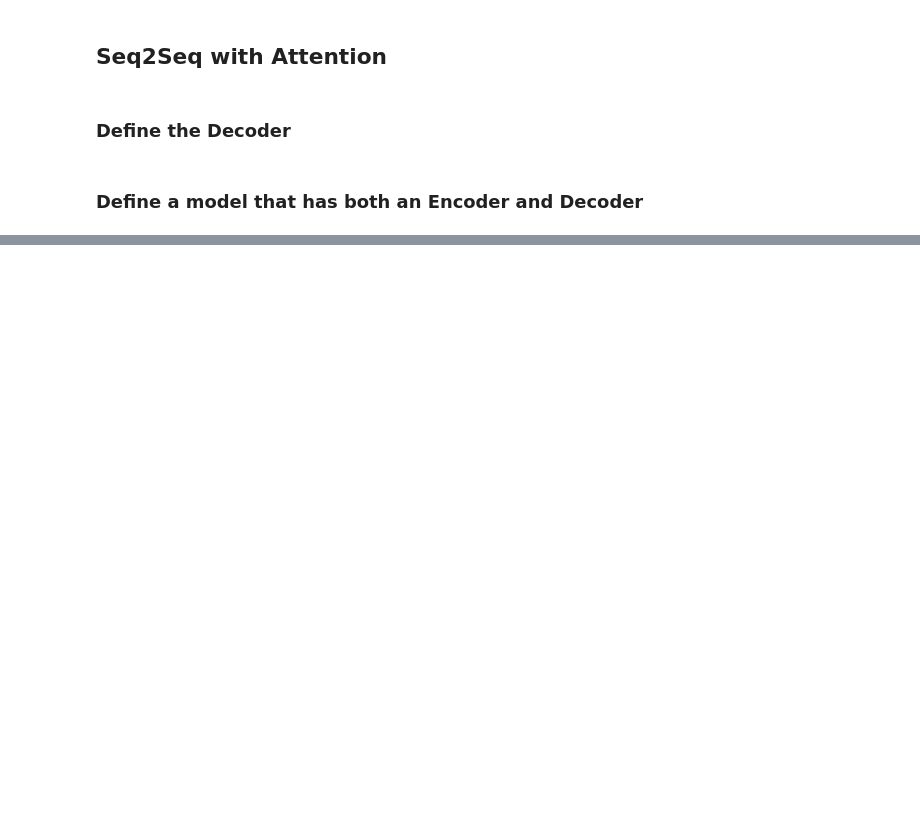
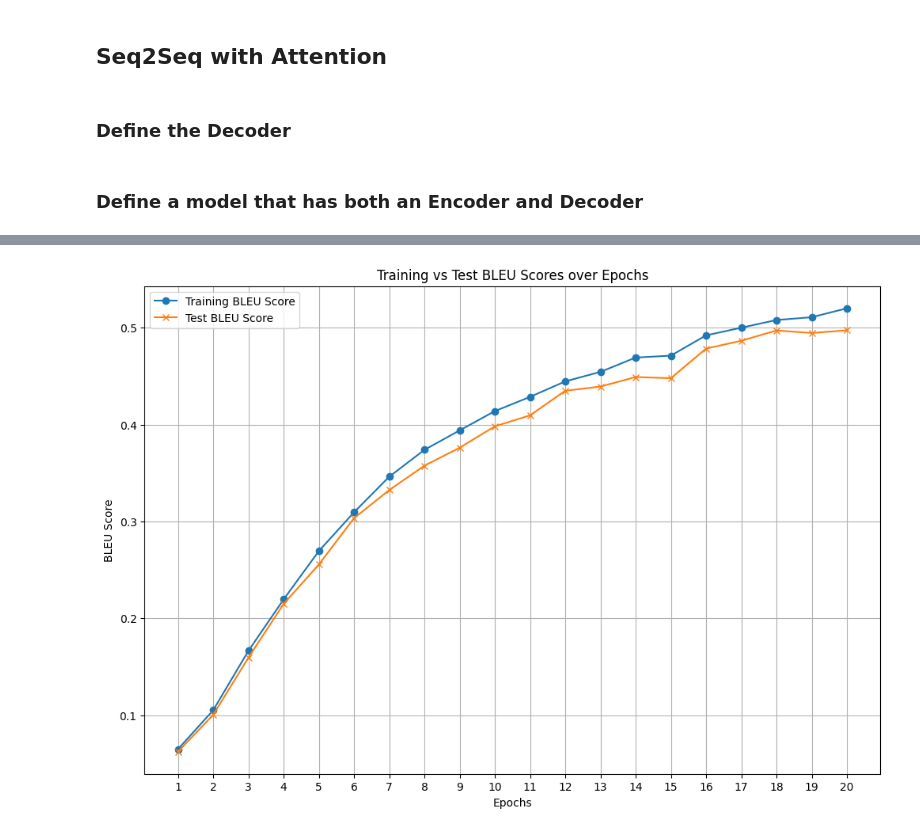
Before and after one commit to erikrubinov/nlp_project, a Jupyter notebook: ass2/5_seq2seq_attention_translation.ipynb, the cells around one changed output, grey strips where cells are left out. Drawn from its saved outputs; the diff is of its cells as text; code cells hidden in the pictures; blank space fills up the shorter version.

```diff
--- a/ass2/5_seq2seq_attention_translation.ipynb
+++ b/ass2/5_seq2seq_attention_translation.ipynb
@@ -810,0 +945,48 @@ done
+# %%
+# train test bleu score on 20000 vocabulary and max. 8 words dataset: 41714 without pretrained embeddings
+
+
+import matplotlib.pyplot as plt
+
+# BLEU scores as provided
+bleu_scores = [[0.0649407, 0.0624280],
+ [0.1051783, 0.1004149],
+ [0.1664576, 0.1593921],
+ [0.2194972, 0.2148513],
+ [0.2694005, 0.2554853],
+ [0.3094308, 0.3033723],
+ [0.3461544, 0.3323746],
+ [0.3739011, 0.3575405],
+ [0.3939536, 0.3760752],
+ [0.4138640, 0.3981526],
+ [0.4285630, 0.4094799],
+ [0.4445328, 0.4348627],
+ [0.4543711, 0.4392011],
+ [0.4691274, 0.4490472],
+ [0.4711125, 0.4478124],
+ [0.4920446, 0.4783787],
+ [0.4999544, 0.4864617],
+ [0.5078798, 0.4971046],
+ [0.5107724, 0.4945169],
+ [0.5199629, 0.4972718]]
+
+
+
+# Separate training and test scores
+epochs = list(range(1, len(bleu_scores) + 1))
+train_scores = [score[0] for score in bleu_scores]
+test_scores = [score[1] for score in bleu_scores]
+
+# Create the plot
+plt.figure(figsize=(12, 8))
+plt.plot(epochs, train_scores, label='Training BLEU Score', marker='o')
+plt.plot(epochs, test_scores, label='Test BLEU Score', marker='x')
+plt.xlabel('Epochs')
+plt.ylabel('BLEU Score')
+plt.title('Training vs Test BLEU Scores over Epochs')
+plt.xticks(epochs)  # Set x-ticks to show each epoch as an integer
+plt.legend()
+plt.grid(True)
+plt.show()
+# %% [output]
+[figure, added]
```
Also changed, not shown: parts of 26 cells of this notebook.
